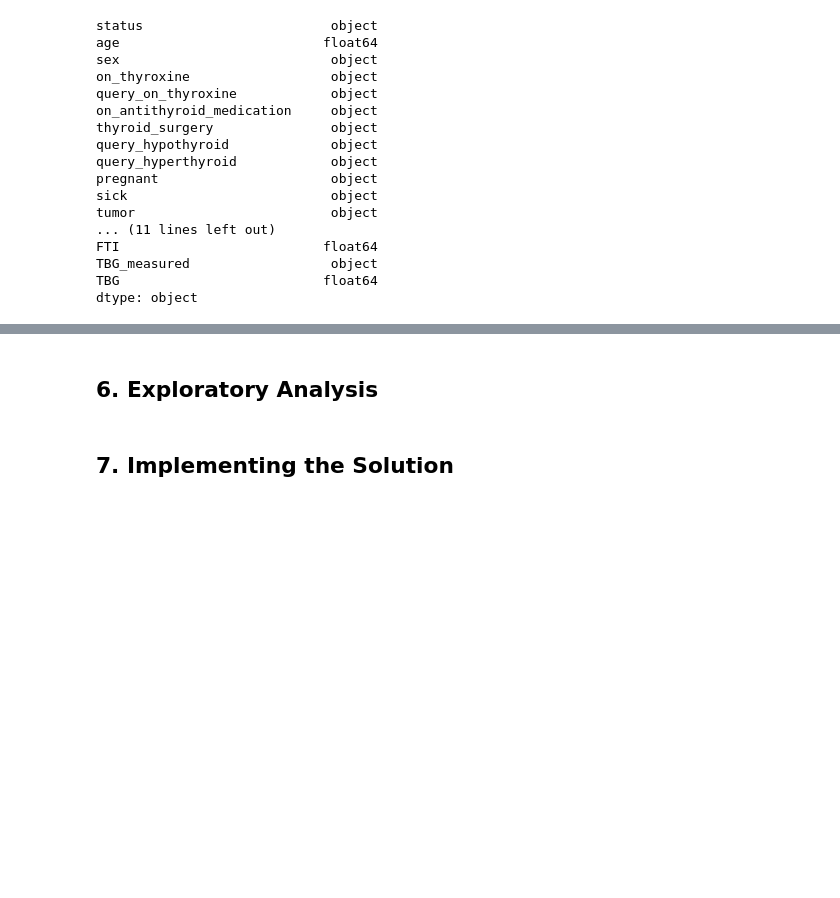
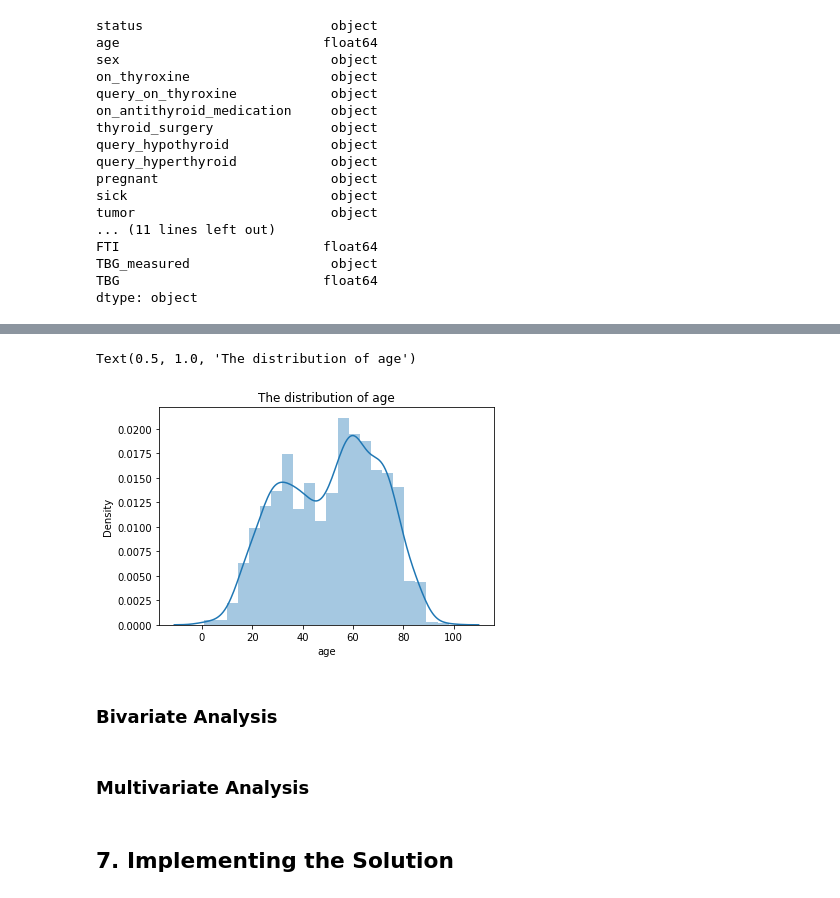
Before and after one commit to mburu-mwangi/thyroid-tests, a Jupyter notebook: Moringa_Data_Science_Core_W8_Independent_Project_2021_10_Alfonce_Mwangi_Python_Notebook.ipynb, the cells around one changed output, grey strips where cells are left out. Drawn from its saved outputs; the diff is of its cells as text; code cells hidden in the pictures; blank space fills up the shorter version.

```diff
--- a/Moringa_Data_Science_Core_W8_Independent_Project_2021_10_Alfonce_Mwangi_Python_Notebook.ipynb
+++ b/Moringa_Data_Science_Core_W8_Independent_Project_2021_10_Alfonce_Mwangi_Python_Notebook.ipynb
@@ -141,3 +141,5 @@ FTI                          float64
 TBG_measured                  object
 TBG                          float64
 dtype: object
+# %%
+df1 = thyroid_health.copy()
@@ -200,5 +289,15 @@ thyroid_health.head()
+# %%
+# Checking the distribution of age
+#
+ax = sns.distplot(df1['age'].dropna())
+ax.set_title('The distribution of age')
+# %% [output]
+Text(0.5, 1.0, 'The distribution of age')
+[figure, added]
 # %% [markdown]
-## 6. Exploratory Analysis
+### Bivariate Analysis
+# %% [markdown]
+### Multivariate Analysis
 # %%
 # Ploting the bivariate summaries and recording our observations
 #
```
Also changed, not shown: parts of 21 cells of this notebook.
